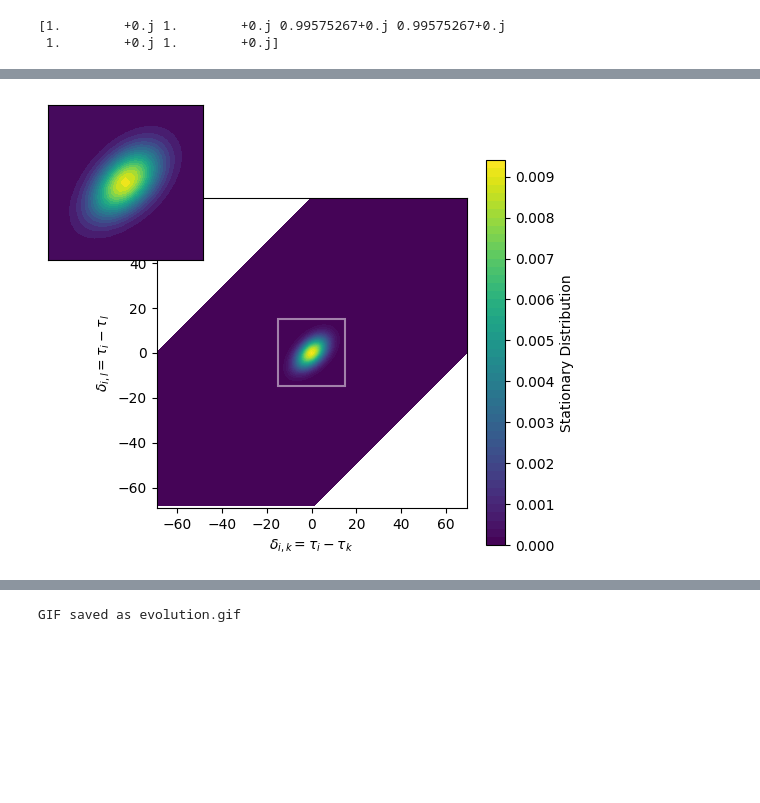
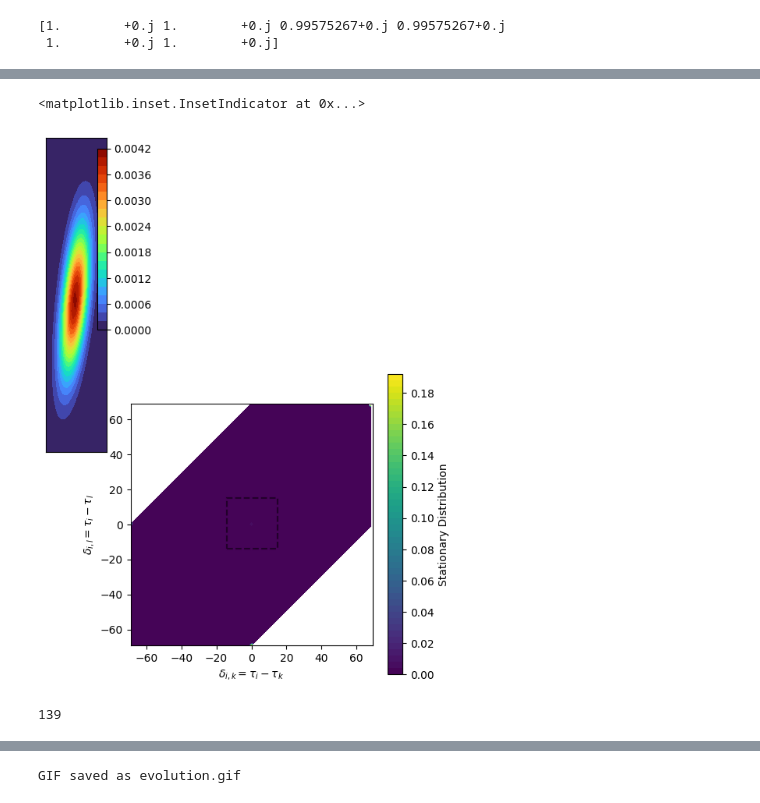
Before and after one commit to sadraheydari/SchumpeterCournotGE, a Jupyter notebook: experiments/3-firm-policy.ipynb, the cells around one changed output, grey strips where cells are left out. Drawn from its saved outputs; the diff is of its cells as text; code cells hidden in the pictures; blank space fills up the shorter version.

Commit message:
edit the stationary dist for n=3

```diff
--- a/experiments/3-firm-policy.ipynb
+++ b/experiments/3-firm-policy.ipynb
@@ -429,6 +429,7 @@ def eta(x, alpha = 5.0):
     return 0 if np.isnan(res) else res
 # %%
 policy_dict = {}
+state_space_2d = []
 
 for i in range(len(d_states)):
     for j in range(len(d_states)):
@@ -437,3 +438,4 @@ for i in range(len(d_states)):
         p_kl = p_grid[i, j]
         if not np.isnan(p_kl):
             policy_dict[(d_ik, d_il)] = p_kl
+            state_space_2d.append((d_ik, d_il))
@@ -582,7 +576,7 @@ print(eigenvalues)
  1.        +0.j 1.        +0.j]
 # %%
 # Extract the stationary distribution
-stationary_dist = np.real(eigenvectors[:, 0])
+stationary_dist = np.real(eigenvectors[:, 5])
 
 # Normalize
 stationary_dist = stationary_dist / stationary_dist.sum()
@@ -608,12 +602,18 @@ def convert_1d_to_2d(value_1d, idx_state_map, d_states):
         value_2d[idx_k, idx_l] = value_1d[idx]
     return value_2d
 # %%
-state = np.zeros((state_space_2d.shape[0], 1))
+state = np.zeros((len(state_space_2d), 1))
+
 state[idx_state_map[(0, 0)], 0] = 1  # Start at the state where all firms are at the same technology level
+state[idx_state_map[(-40, -40)], 0] = 1
+state[idx_state_map[(-20, 20)], 0] = 1
+state[idx_state_map[(20, -20)], 0] = 1
 
-for i in trange(1000):
+state = state / state.sum()  # Normalize to make it a probability distribution
+
+for i in trange(10000):
     new_state = P_sparse.T @ state
-    if np.isclose(new_state, state, atol=1e-9).all():
+    if np.isclose(new_state, state, atol=1e-15).all():
         print(f"Converged after {i} iterations.")
         break
     state = new_state
@@ -621,6 +621,6 @@ for i in trange(1000):
 state_2d = convert_1d_to_2d(state.flatten(), idx_state_map, d_states)
 plt.figure(figsize=(5,5))
 plt.gca().set_aspect('equal', adjustable='box')
-plt.contourf(X, Y, state_2d, levels=10, cmap='viridis')
+plt.contourf(X, Y, state_2d, levels=20, cmap='viridis')
 plt.show()
 # %% [output]
@@ -638,40 +686,57 @@ for i in range(len(d_states)):
 # %%
 fig, ax = plt.subplots(figsize=(5, 5))
 ax.set_aspect('equal', adjustable='box')
 
 # 1. Plot the main distribution
 contour = ax.contourf(X, Y, state_2d, levels=50, cmap='viridis')
 fig.colorbar(contour, ax=ax, label='Stationary Distribution')
 
 ax.set_xlabel(r'$\delta_{i,k} = \tau_i - \tau_k$')
 ax.set_ylabel(r'$\delta_{i,l} = \tau_i - \tau_l$')
 
 # 2. Create the inset axes
 # The coordinates are [x, y, width, height] in relative axes coordinates (0 to 1).
 # [0.55, 0.55, 0.4, 0.4] places it in the upper right quadrant.
 # Adjust these values if you need the inset placed elsewhere.
-axins = ax.inset_axes([-0.35, 0.8, 0.5, 0.5])
+axins = ax.inset_axes([-0.35, 0.8, 0.25, 1.3])
+
+
 
 # 3. Plot the exact same data on the inset
-axins.contourf(X, Y, state_2d, levels=20, cmap='viridis')
+zoom_max = 15  # Adjust this value to zoom in more or less
 
-# 4. Apply your zoomed-in limits
-x_min, x_max = -15, 15
-y_min, y_max = -15, 15
-axins.set_xlim(x_min, x_max)
-axins.set_ylim(y_min, y_max)
+x_min, x_max = -zoom_max, zoom_max
+y_min, y_max = -zoom_max, zoom_max
+
+idx_0 = X.shape[0] // 2
+x_temp = X[idx_0-zoom_max:idx_0+zoom_max, idx_0-zoom_max:idx_0+zoom_max]
+y_temp = Y[idx_0-zoom_max:idx_0+zoom_max, idx_0-zoom_max:idx_0+zoom_max]
+state_2d_temp = state_2d[idx_0-zoom_max:idx_0+zoom_max, idx_0-zoom_max:idx_0+zoom_max]
+
+contourins = axins.contourf(x_temp, y_temp, state_2d_temp, levels=20, cmap='turbo')
+fig.colorbar(contourins, label='', ax=axins)
+
+# axins.set_xlim(x_min, x_max)
+# axins.set_ylim(y_min, y_max)
 axins.set_xticklabels([])  # Optionally hide x-axis tick labels
 axins.set_yticklabels([])  # Optionally hide y-axis tick labels
-axins.set_aspect('equal', adjustable='box') # Keep the inset proportional
+# axins.set_aspect('equal', adjustable='box') # Keep the inset proportional
 
 # Optional: Clean up the inset tick marks so it isn't too cluttered
 axins.set_xticks([])
 axins.set_yticks([])
 
 # 5. Draw connecting lines from the zoomed area in the main plot to the inset
 # Using a contrasting edgecolor (like white or red) helps it stand out against 'viridis'
-ax.indicate_inset_zoom(axins, edgecolor="white", linewidth=1.5)
+ax.indicate_inset_zoom(axins, edgecolor="black", linewidth=1.5, linestyle='--')
 
-plt.savefig('../output/3-firm/python_plot/stationary_distribution_with_inset.pdf', bbox_inches='tight')
+# plt.savefig('../output/3-firm/python_plot/stationary_distribution_with_inset.pdf', bbox_inches='tight')
 # %% [output]
+<matplotlib.inset.InsetIndicator at 0x...>
-[figure, old version]
+[figure, new version]
+# %%
+zoom_max = 5
+
+idx_0
+# %% [output]
+139
```
Also changed, not shown: parts of 10 cells of this notebook.
